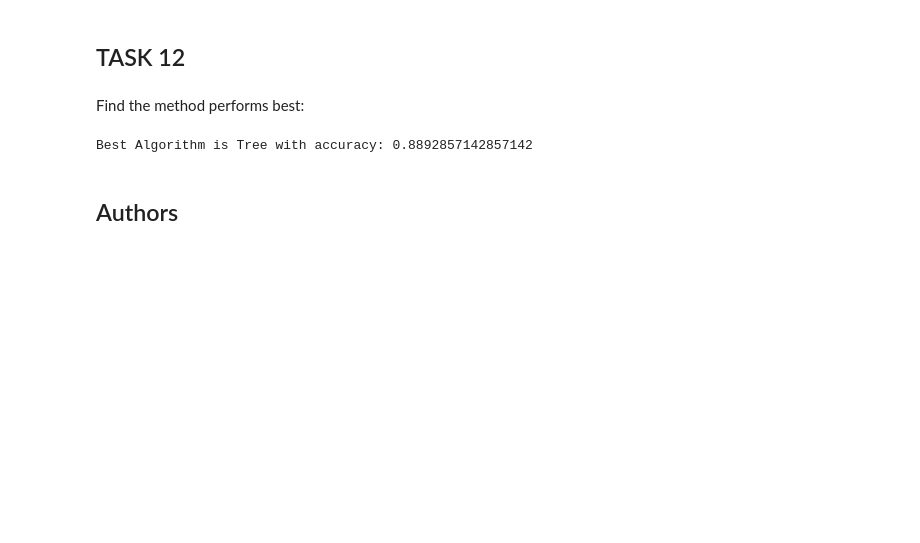
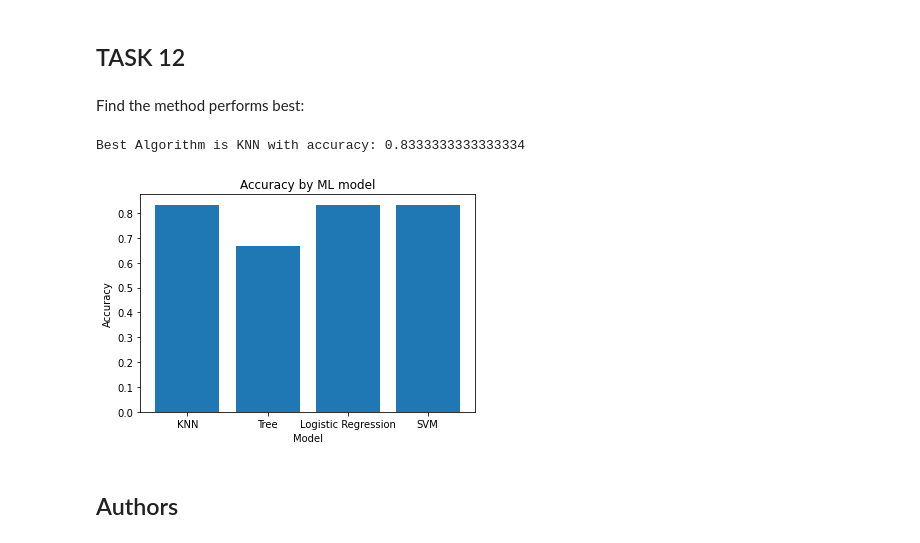
Before and after one commit to ElRajeo/IBM-DS-Certificate, a Jupyter notebook: Machine Learning Prediction.ipynb, the cells around one changed output. Drawn from its saved outputs; the diff is of its cells as text; code cells hidden in the pictures; blank space fills up the shorter version.

```diff
--- a/Machine Learning Prediction.ipynb
+++ b/Machine Learning Prediction.ipynb
@@ -339,11 +339,19 @@ plot_confusion_matrix(Y_test,yhat)
 # %% [markdown]
 Find the method performs best:
 # %%
-algorithms = {'KNN':knn_cv.best_score_, 'Tree':tree_cv.best_score_, 'Logistic Regression':logreg_cv.best_score_, "SVM": svm_cv.best_score_}
+algorithms = {'KNN':knn_cv.score(X_test,Y_test), 'Tree':tree_cv.score(X_test,Y_test), 'Logistic Regression':logreg_cv.score(X_test,Y_test), "SVM": svm_cv.score(X_test,Y_test)}
 best = max(algorithms, key=algorithms.get)
 print('Best Algorithm is '+ str(best) + ' with accuracy: ' + str(algorithms[best]))
 # %% [output]
-Best Algorithm is Tree with accuracy: 0.8892857142857142
+Best Algorithm is KNN with accuracy: 0.8333333333333334
+# %%
+plt.bar(list(algorithms.keys()), list(algorithms.values()))
+plt.ylabel('Accuracy')
+plt.xlabel('Model')
+plt.title('Accuracy by ML model')
+plt.show()
+# %% [output]
+[figure, added]
 # %% [markdown]
 ## Authors
 # %% [markdown]
```
Also changed, not shown: parts of 3 cells of this notebook.
